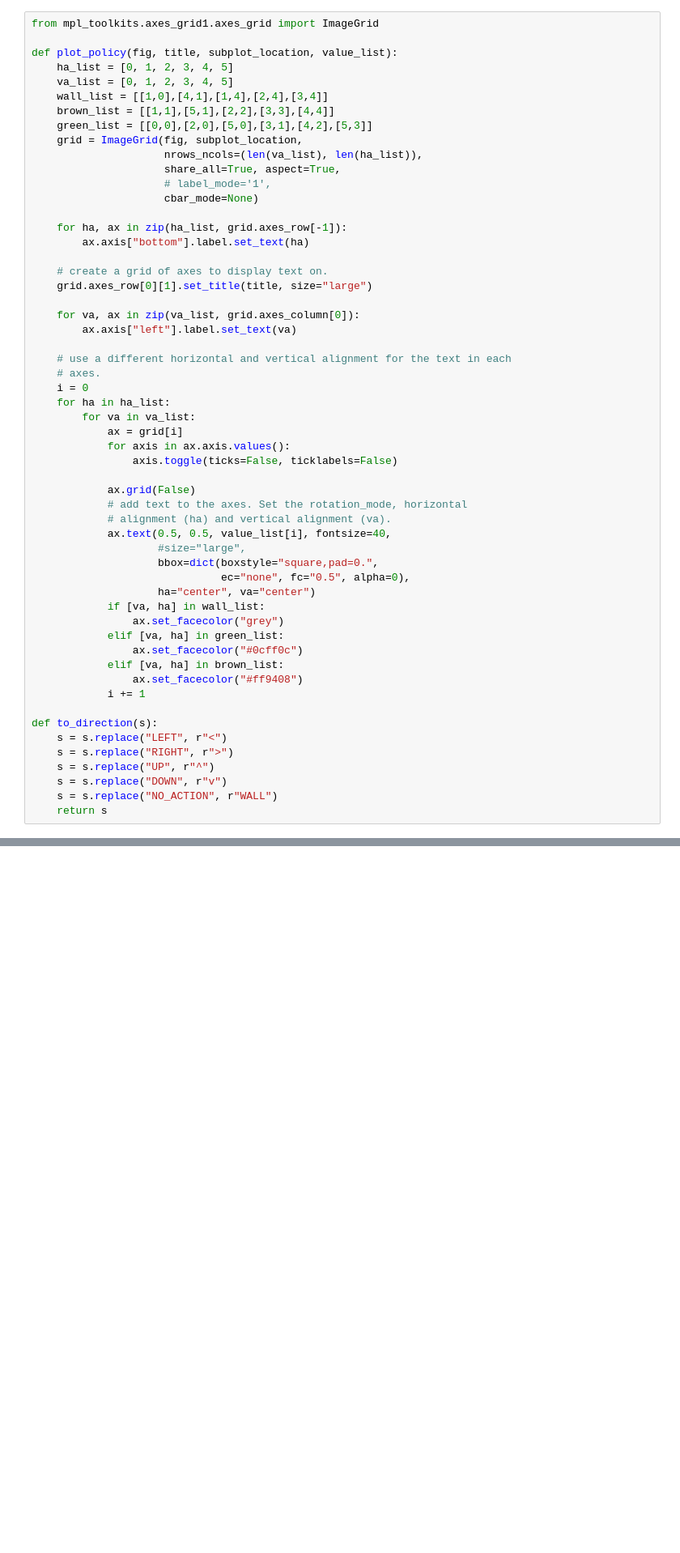
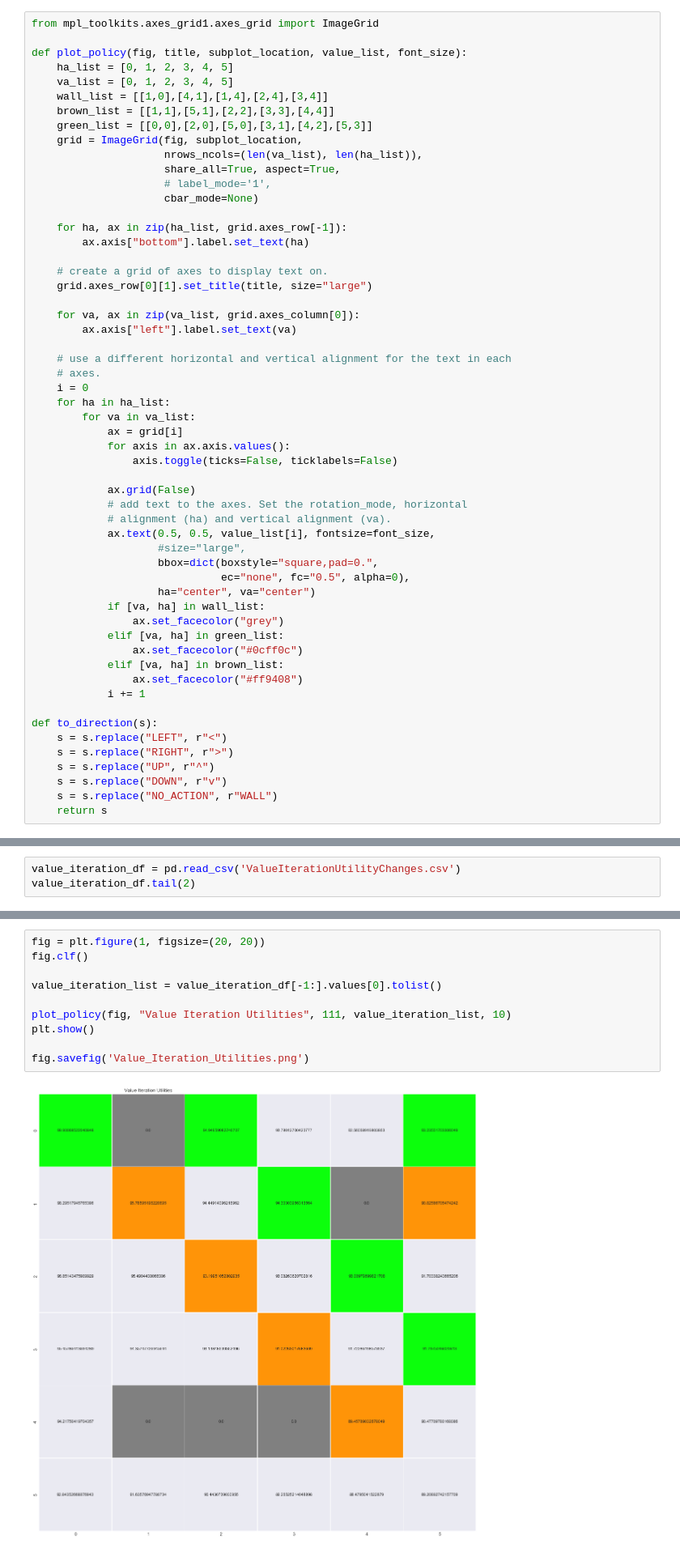
Before and after one commit to eddylim95/Intelligent_Agents_Assignment_1, a Jupyter notebook: Plots.ipynb, the cells around one changed output, grey strips where cells are left out. Shown at 81% size. Saved outputs shown, nothing was run; the diff lists cells and outputs as text; blank space fills up the shorter version.

```diff
--- a/Plots.ipynb
+++ b/Plots.ipynb
@@ -40,7 +40,7 @@ plt.savefig('Policy_Iteration_Utility.png')
 # %%
 from mpl_toolkits.axes_grid1.axes_grid import ImageGrid
 
-def plot_policy(fig, title, subplot_location, value_list):
+def plot_policy(fig, title, subplot_location, value_list, font_size):
     ha_list = [0, 1, 2, 3, 4, 5]
     va_list = [0, 1, 2, 3, 4, 5]
     wall_list = [[1,0],[4,1],[1,4],[2,4],[3,4]]
@@ -73,7 +73,7 @@ def plot_policy(fig, title, subplot_location, value_list):
             ax.grid(False)
             # add text to the axes. Set the rotation_mode, horizontal
             # alignment (ha) and vertical alignment (va).
-            ax.text(0.5, 0.5, value_list[i], fontsize=40,
+            ax.text(0.5, 0.5, value_list[i], fontsize=font_size,
                     #size="large",
                     bbox=dict(boxstyle="square,pad=0.",
                               ec="none", fc="0.5", alpha=0),
@@ -135,3 +135,6 @@ plt.show()
 fig.savefig('Policy_Iteration_Policy.png')
 # %% [output]
 [figure]
+# %%
+value_iteration_df = pd.read_csv('ValueIterationUtilityChanges.csv')
+value_iteration_df.tail(2)
@@ -137,0 +146,12 @@ fig.savefig('Policy_Iteration_Policy.png')
+# %%
+fig = plt.figure(1, figsize=(20, 20))
+fig.clf()
+
+value_iteration_list = value_iteration_df[-1:].values[0].tolist()
+
+plot_policy(fig, "Value Iteration Utilities", 111, value_iteration_list, 10)
+plt.show()
+
+fig.savefig('Value_Iteration_Utilities.png')
+# %% [output]
+[figure, added]
```
Also changed, not shown: parts of 10 cells of this notebook, 8 other files.
